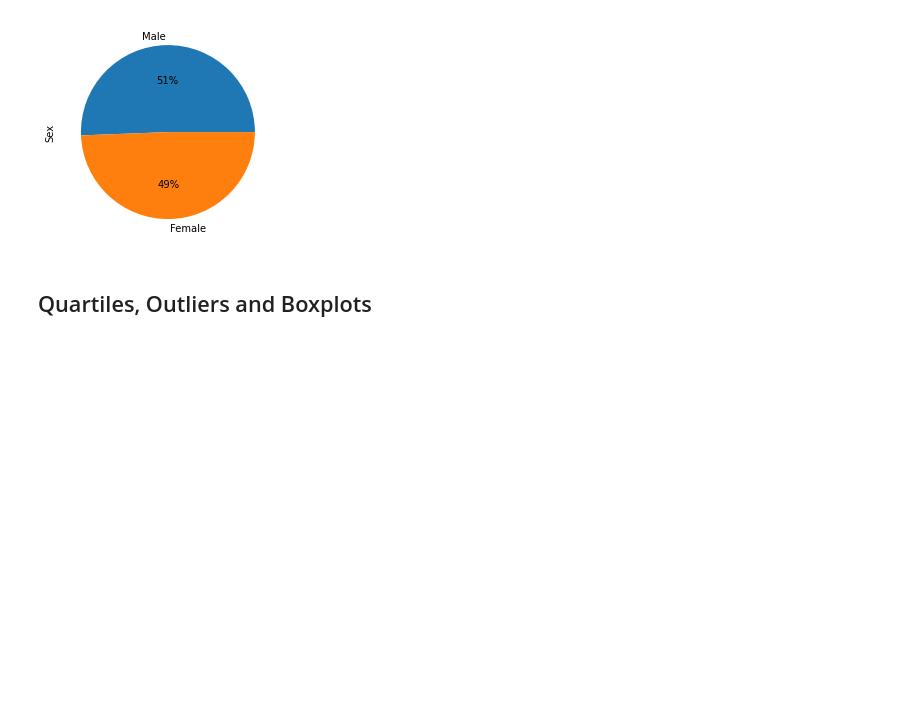
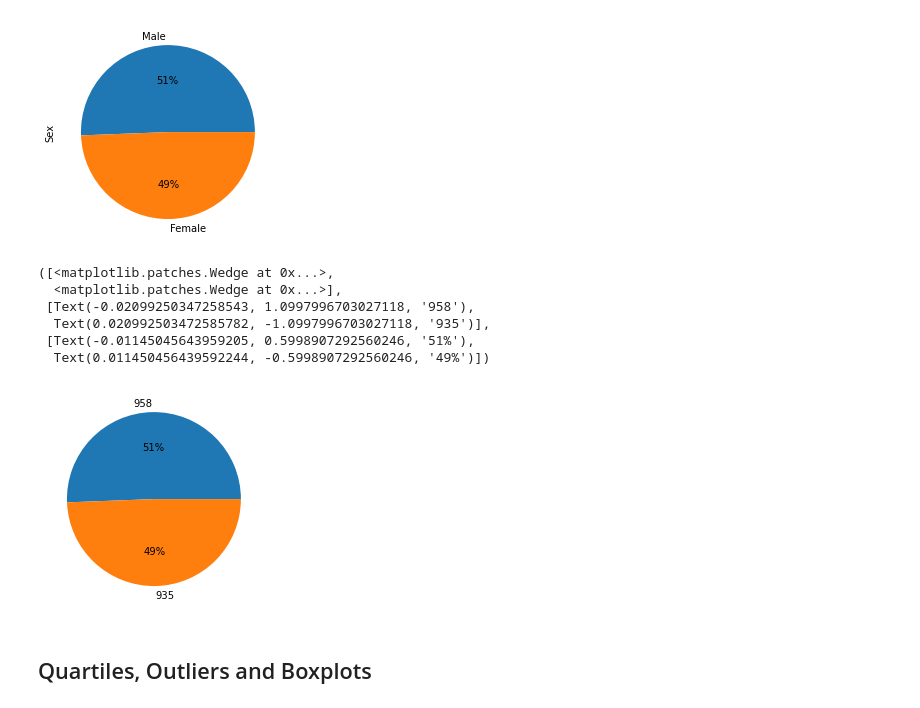
Before and after one commit to syeong0204/Matplotlib_Challenge, a Jupyter notebook: Pymaceuticals/pymaceuticals_starter.ipynb, the cells around one changed output. Saved outputs shown, nothing was run; the diff lists cells and outputs as text; code cells hidden in the pictures; blank space fills up the shorter version.

```diff
--- a/Pymaceuticals/pymaceuticals_starter.ipynb
+++ b/Pymaceuticals/pymaceuticals_starter.ipynb
@@ -216,6 +216,16 @@ pie.plot.pie(autopct='%1.f%%')
 [figure]
 # %%
 # Generate identical pie plot using pyplot
+labels = pie
+plt.pie(pie, labels = labels, autopct = '%1.f%%')
+# %% [output]
+([<matplotlib.patches.Wedge at 0x...>,
+  <matplotlib.patches.Wedge at 0x...>],
+ [Text(-0.02099250347258543, 1.0997996703027118, '958'),
+  Text(0.020992503472585782, -1.0997996703027118, '935')],
+ [Text(-0.01145045643959205, 0.5998907292560246, '51%'),
+  Text(0.011450456439592244, -0.5998907292560246, '49%')])
+[figure, added]
 # %% [markdown]
 ## Quartiles, Outliers and Boxplots
 # %%
```
Also changed, not shown: parts of 4 cells of this notebook.
